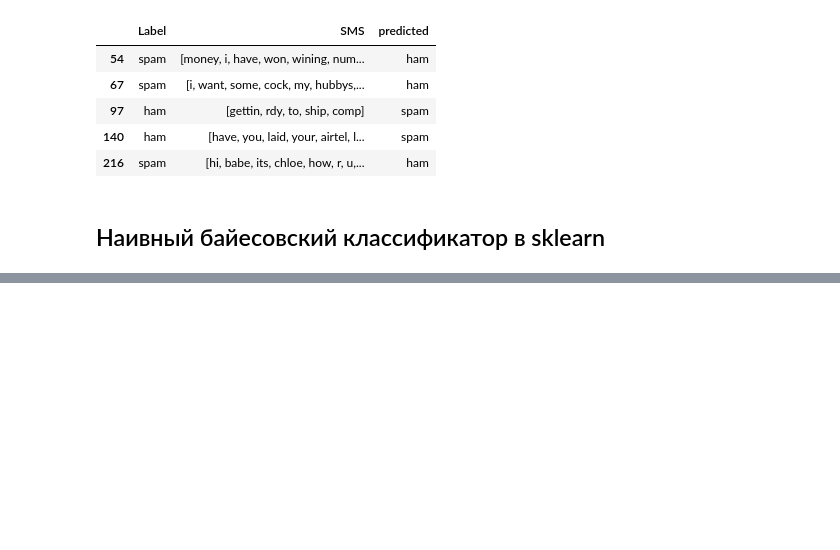
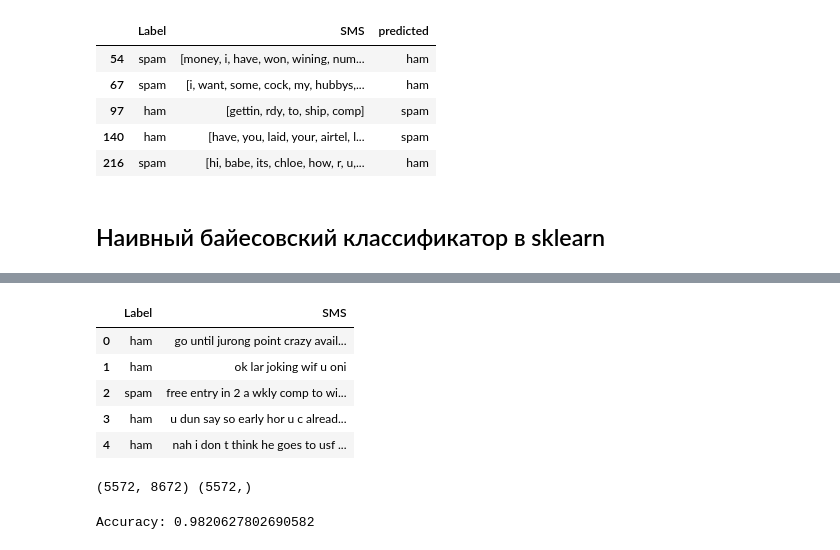
Before and after one commit to arkadijshmelev/spam_classification_naive_bayes, a Jupyter notebook: spam_classification_my.ipynb, the cells around one changed output, grey strips where cells are left out. Drawn from its saved outputs; the diff is of its cells as text; code cells hidden in the pictures; blank space fills up the shorter version.

```diff
--- a/spam_classification_my.ipynb
+++ b/spam_classification_my.ipynb
@@ -210,3 +210,5 @@ from sklearn.model_selection import train_test_split
 from sklearn.naive_bayes import MultinomialNB
 # %%
 df = pd.read_csv('data/spam.csv', encoding='latin-1')
+df = df.drop(['Unnamed: 2',	'Unnamed: 3', 'Unnamed: 4'], axis=1).rename(columns={'v1' : 'Label', 'v2' : 'SMS'})
+df.head()
@@ -213,14 +222,23 @@ df = pd.read_csv('data/spam.csv', encoding='latin-1')
-# %%
-# Сделаем препроцессинг текста.
-df['SMS'] = df['SMS'].apply(lambda x: prepross_text(x))
-display(df.head())
+# %%
+df['SMS'] = df['SMS'].str.replace(r"\W+", " ", regex=True).str.lower()
+df['SMS'] = df['SMS'].str.replace('\s+', ' ', regex=True).str.strip()
+df['SMS'] = df['SMS'].str.lower()
+df.head()
+# %% [output]
+|  | Label | SMS |
+| 0 | ham | go until jurong point crazy avail... |
+| 1 | ham | ok lar joking wif u oni |
+| 2 | spam | free entry in 2 a wkly comp to wi... |
+| 3 | ham | u dun say so early hor u c alread... |
+| 4 | ham | nah i don t think he goes to usf ... |
 # %%
 # Преобразуем строки в векторный вид – то есть,
 # снова создадим таблицу с частотами слов.
 # Но в этот раз воспользуемся встроенным в
 # sklearn классов CountVectorizer().
 vectorizer = CountVectorizer()
-X = vectorizer.fit_transform(df["SMS"])
-y = df["Label"]
-
+X = vectorizer.fit_transform(df['SMS'])
+y = df['Label']
 print(X.shape, y.shape)
+# %% [output]
+(5572, 8672) (5572,)
@@ -226,0 +247,7 @@ print(X.shape, y.shape)
+# %%
+clf = MultinomialNB()
+clf.fit(X_train, y_train)
+y_test_pred = clf.predict(X_test)
+print(f'Accuracy: {accuracy_score(y_test, y_test_pred)}')
+# %% [output]
+Accuracy: 0.9820627802690582
```
Also changed, not shown: parts of 2 cells of this notebook.
